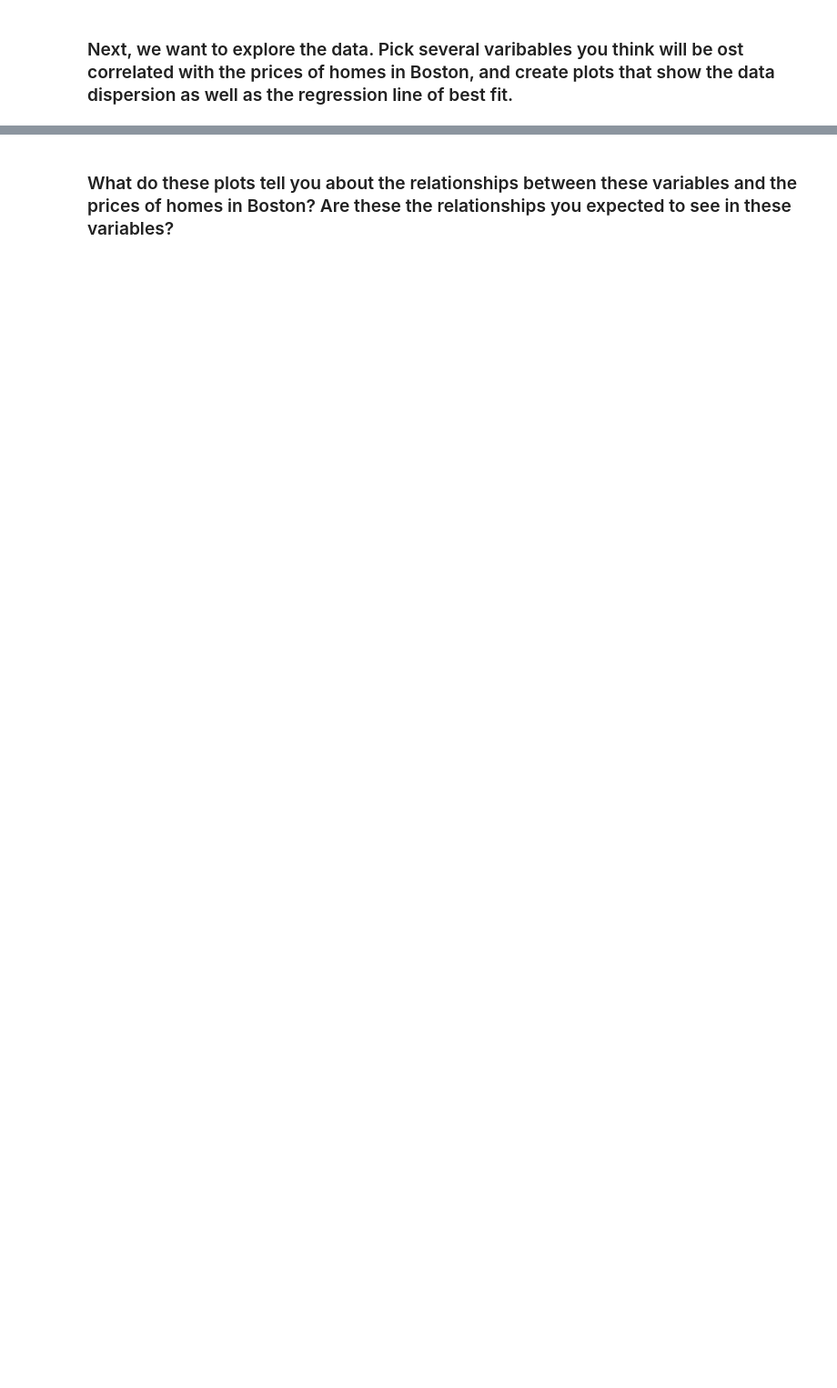
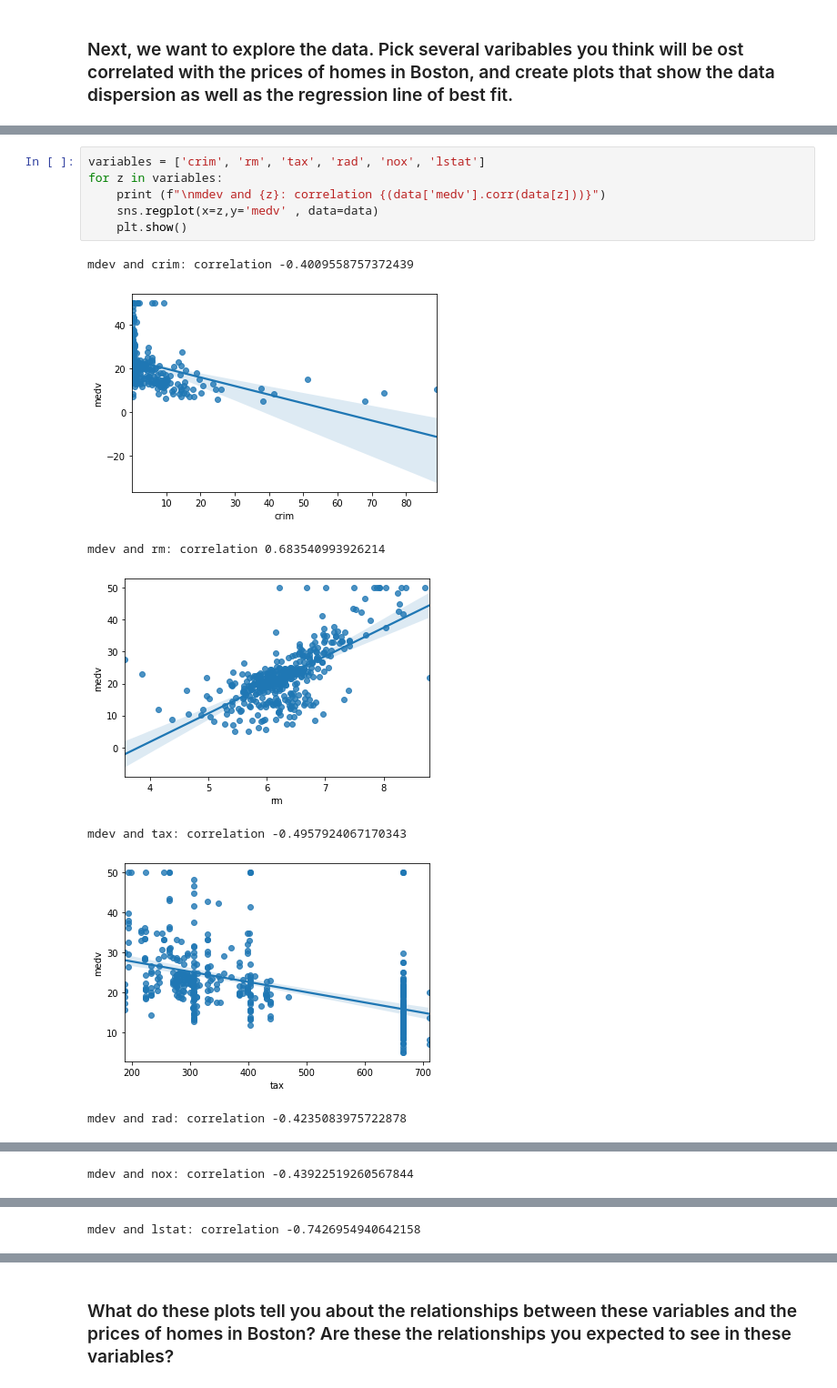
Before and after one commit to cris-arias/lab-problems-with-ML, a Jupyter notebook: your-code/lab_boston_housing.ipynb, the cells around one changed output, grey strips where cells are left out. Shown at 91% size. Saved outputs shown, nothing was run; the diff lists cells and outputs as text; blank space fills up the shorter version.

```diff
--- a/your-code/lab_boston_housing.ipynb
+++ b/your-code/lab_boston_housing.ipynb
@@ -100,0 +123,14 @@ sns.regplot(x="indus", y="medv", data=data, ax=ax4)
+# %%
+variables = ['crim', 'rm', 'tax', 'rad', 'nox', 'lstat']
+for z in variables:
+    print (f"\nmdev and {z}: correlation {(data['medv'].corr(data[z]))}")
+    sns.regplot(x=z,y='medv' , data=data)
+    plt.show()
+# %% [output]
+mdev and crim: correlation -0.4009558757372439
+[figure, added]
+mdev and rm: correlation 0.683540993926214
+[figure, added]
+mdev and tax: correlation -0.4957924067170343
+[figure, added]
+mdev and rad: correlation -0.4235083975722878
@@ -100,0 +138 @@ sns.regplot(x="indus", y="medv", data=data, ax=ax4)
+mdev and nox: correlation -0.43922519260567844
@@ -100,0 +140 @@ sns.regplot(x="indus", y="medv", data=data, ax=ax4)
+mdev and lstat: correlation -0.7426954940642158
```
Also changed, not shown: parts of 29 cells of this notebook.
